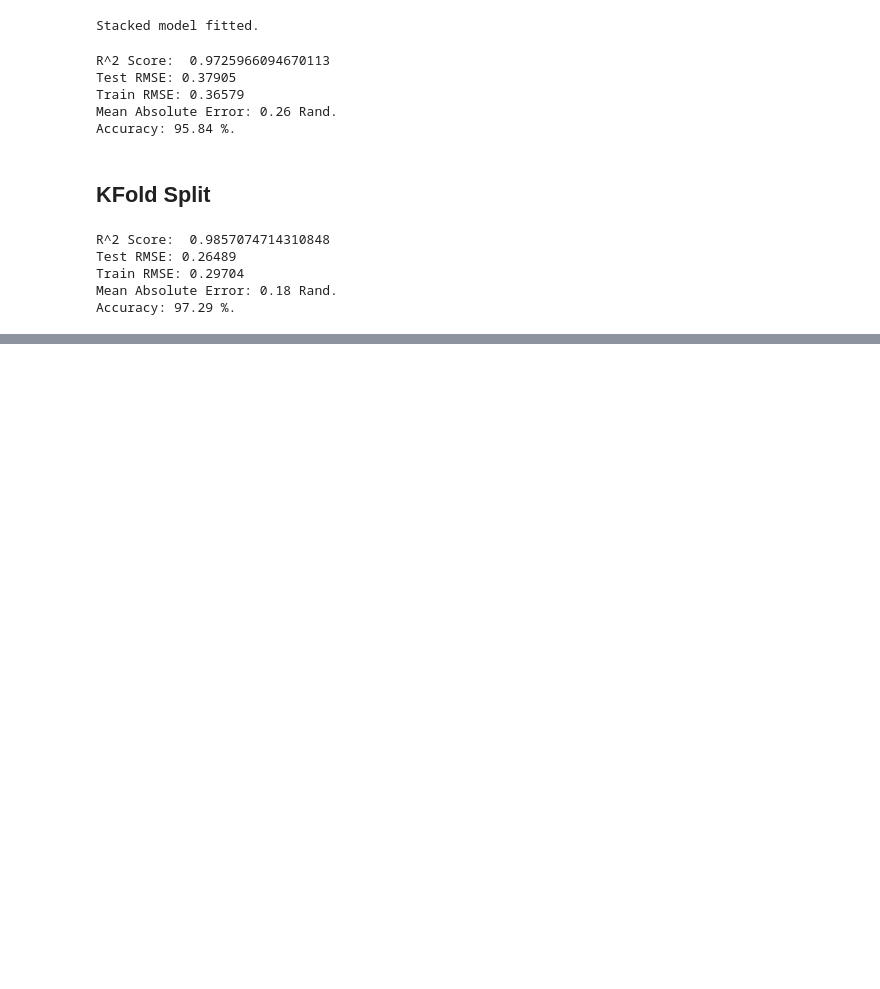
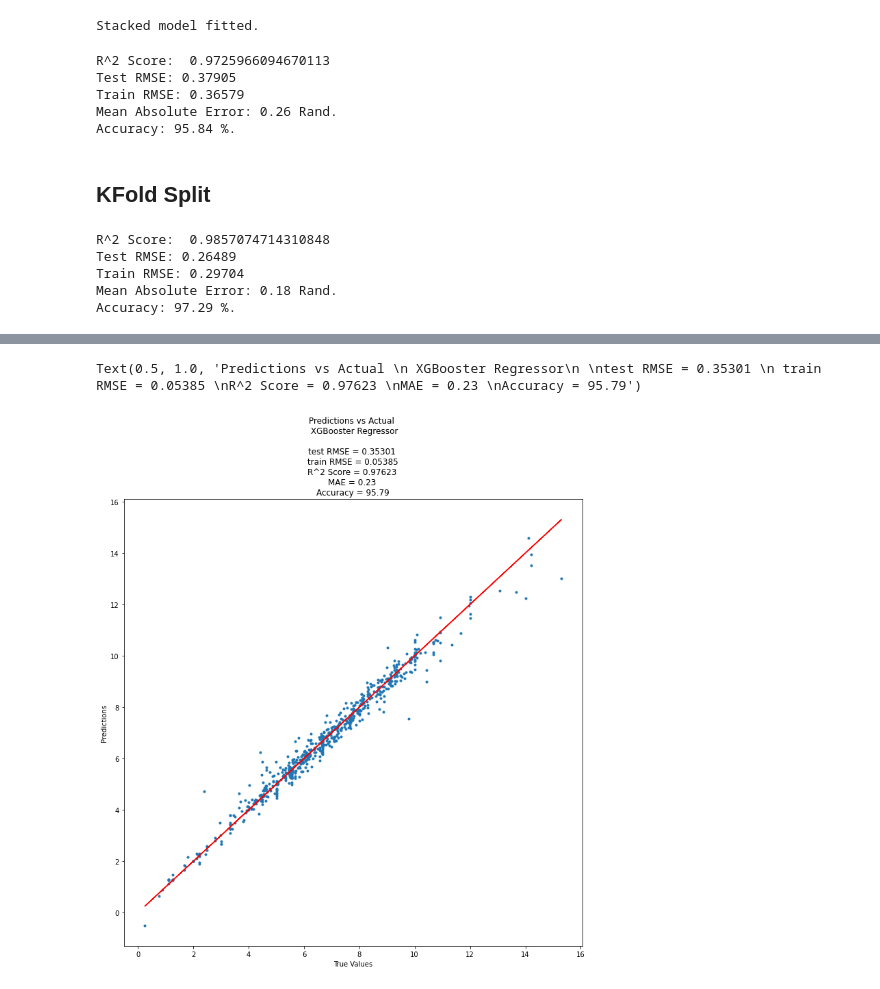
Before and after one commit to Zdithebe96/regression-apples-predict-api-template, a Jupyter notebook: Modeling notebook.ipynb, the cells around one changed output, grey strips where cells are left out. Cells and saved outputs as stored; diff of their text form; code cells hidden in the pictures; blank space fills up the shorter version.

```diff
--- a/Modeling notebook.ipynb
+++ b/Modeling notebook.ipynb
@@ -748,0 +846,33 @@ dff.to_csv('stackedkfold2.csv')
+# %%
+# Assess model accuracy with plot of the predicted y values against the actual y values from x test split
+# XGBooster Regressor
+
+model = xgb
+
+y_pred = model.predict(X_test)
+rsq = round(model.score(X_test, y_test), 5)
+test_rmse = round(np.sqrt(metrics.mean_squared_error(y_test ,y_pred)), 5)
+y_train_pred = model.predict(X_train)
+train_rmse = round(np.sqrt(metrics.mean_squared_error(y_train_pred ,y_train)), 5)
+
+errors = abs(y_pred - y_test)
+MAE = round(np.mean(errors), 2)
+mape = np.mean(100 * (errors / y_test))
+accuracy = round((100 - mape), 2)
+
+
+stats = f"test RMSE = {test_rmse} \n " + \
+          f"train RMSE = {train_rmse} \n" + \
+          f"R^2 Score = {rsq} \n" + \
+         f"MAE = {MAE} \n" + \
+         f"Accuracy = {accuracy}"
+
+fig, ax = plt.subplots(figsize=(12,12))
+ax.plot(y_test, y_test, 'r')
+g=ax.scatter(y_test, y_pred, s = 9)
+g.axes.set_xlabel('True Values')
+g.axes.set_ylabel('Predictions')
+g.axes.set_title('Predictions vs Actual \n XGBooster Regressor\n \n' + stats)
+# %% [output]
+Text(0.5, 1.0, 'Predictions vs Actual \n XGBooster Regressor\n \ntest RMSE = 0.35301 \n train RMSE = 0.05385 \nR^2 Score = 0.97623 \nMAE = 0.23 \nAccuracy = 95.79')
+[figure, added]
```
Also changed, not shown: parts of 3 cells of this notebook.
